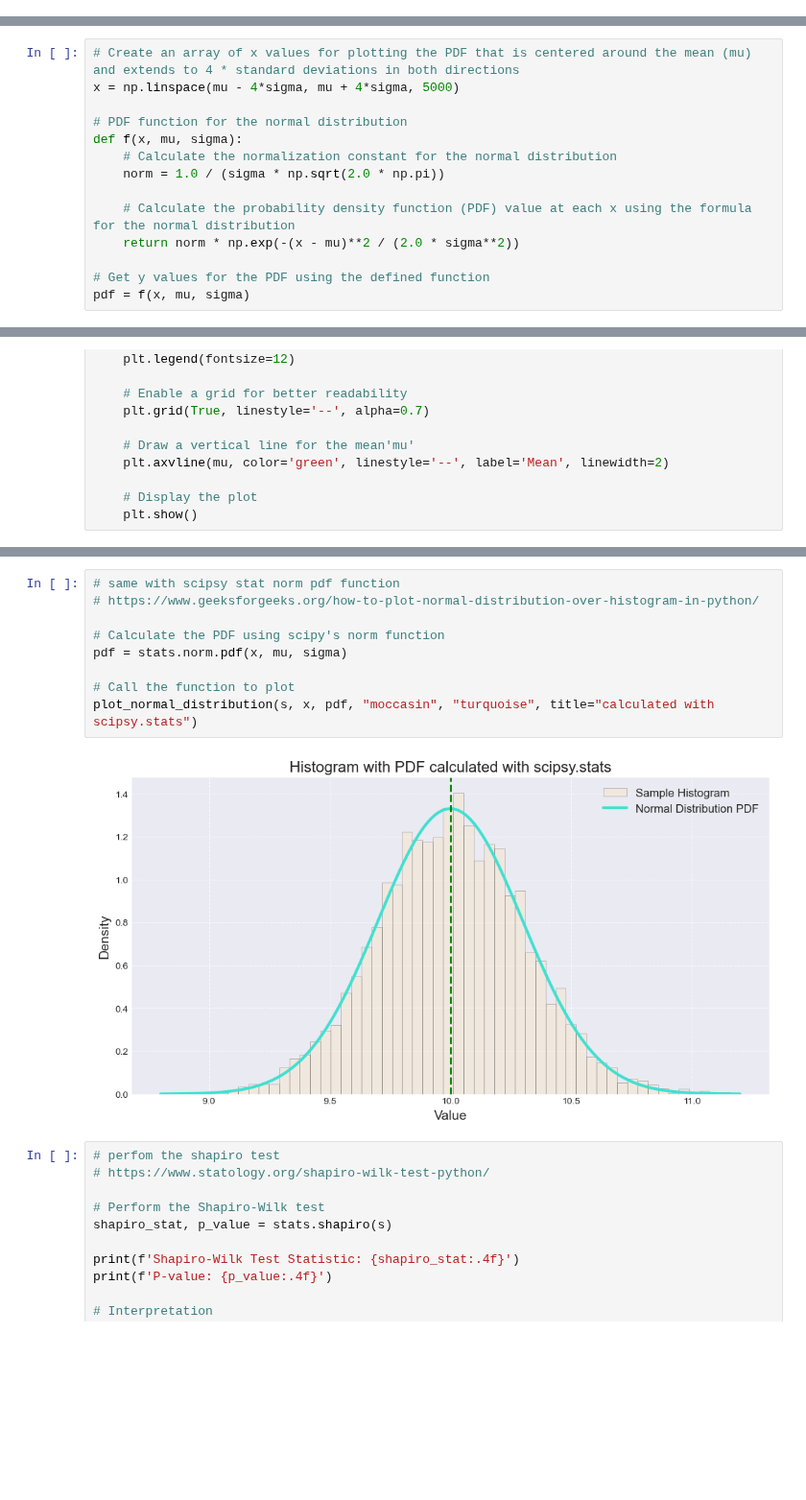
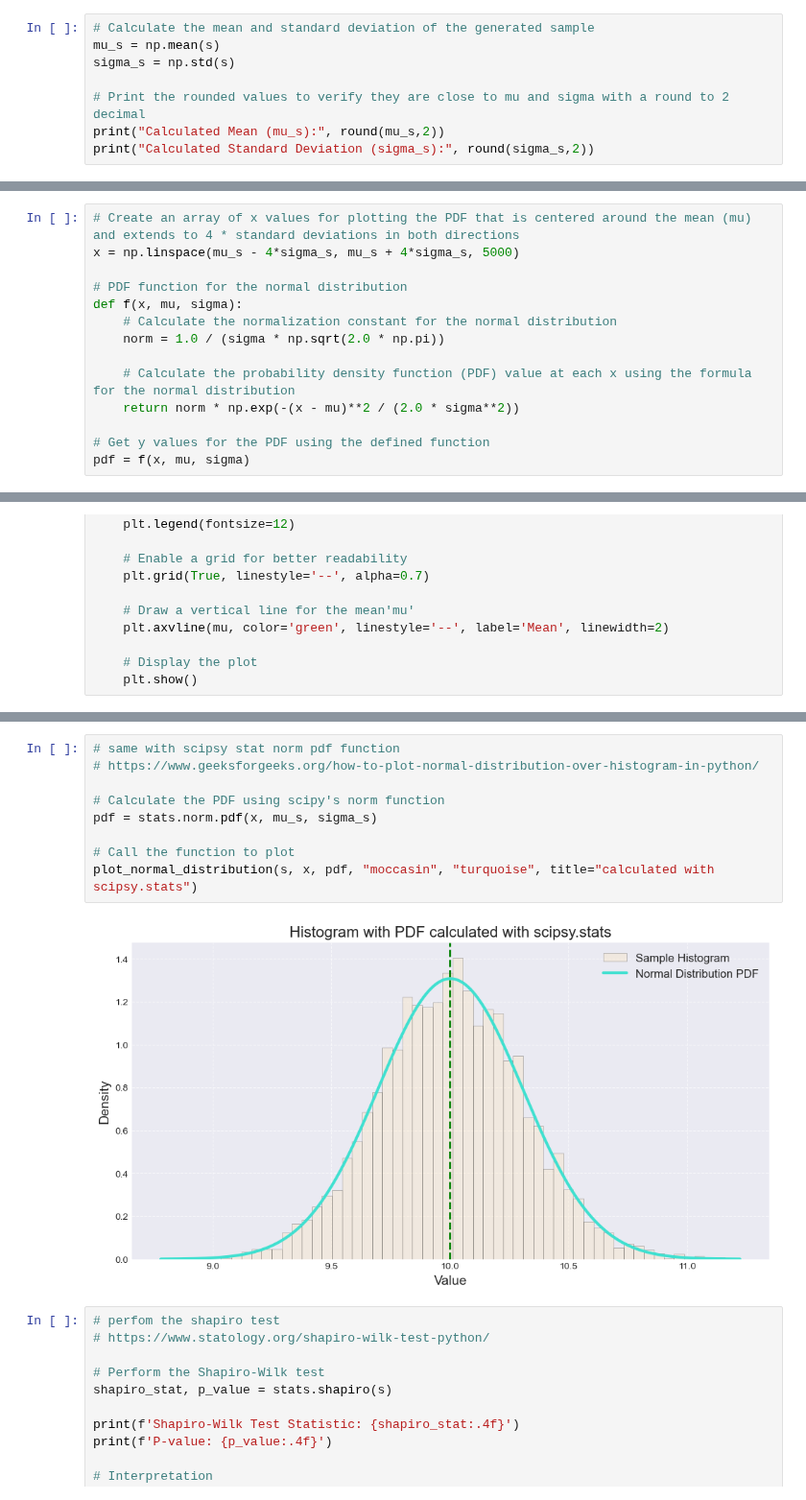
Before and after one commit to Cecilia8989/applied_statistics_assessment, a Jupyter notebook: tasks.ipynb, the cells around one changed output, grey strips where cells are left out. Shown at 96% size. Drawn from its saved outputs; the diff is of its cells as text; blank space fills up the shorter version.

Commit message:
Add numpy sigma and mean calculation

```diff
--- a/tasks.ipynb
+++ b/tasks.ipynb
@@ -333,0 +340,8 @@ s = np.random.normal(mu, sigma, 5000)
+# %%
+# Calculate the mean and standard deviation of the generated sample
+mu_s = np.mean(s)
+sigma_s = np.std(s)
+
+# Print the rounded values to verify they are close to mu and sigma with a round to 2 decimal
+print("Calculated Mean (mu_s):", round(mu_s,2))
+print("Calculated Standard Deviation (sigma_s):", round(sigma_s,2))
@@ -334,6 +351,6 @@ s = np.random.normal(mu, sigma, 5000)
 # %%
 # Create an array of x values for plotting the PDF that is centered around the mean (mu) and extends to 4 * standard deviations in both directions
-x = np.linspace(mu - 4*sigma, mu + 4*sigma, 5000)
+x = np.linspace(mu_s - 4*sigma_s, mu_s + 4*sigma_s, 5000)
 
 # PDF function for the normal distribution
 def f(x, mu, sigma):
@@ -385,14 +402,14 @@ plot_normal_distribution(s, x, pdf, "blue", "red", title="manually calculated")
 # %%
 # same with scipsy stat norm pdf function
 # https://www.geeksforgeeks.org/how-to-plot-normal-distribution-over-histogram-in-python/
 
 # Calculate the PDF using scipy's norm function
-pdf = stats.norm.pdf(x, mu, sigma)
+pdf = stats.norm.pdf(x, mu_s, sigma_s)
 
 # Call the function to plot
 plot_normal_distribution(s, x, pdf, "moccasin", "turquoise", title="calculated with scipsy.stats")
 # %% [output]
-[figure, old version]
+[figure, new version]
 # %%
 # perfom the shapiro test
 # https://www.statology.org/shapiro-wilk-test-python/
```
Also changed, not shown: parts of 5 cells of this notebook.
